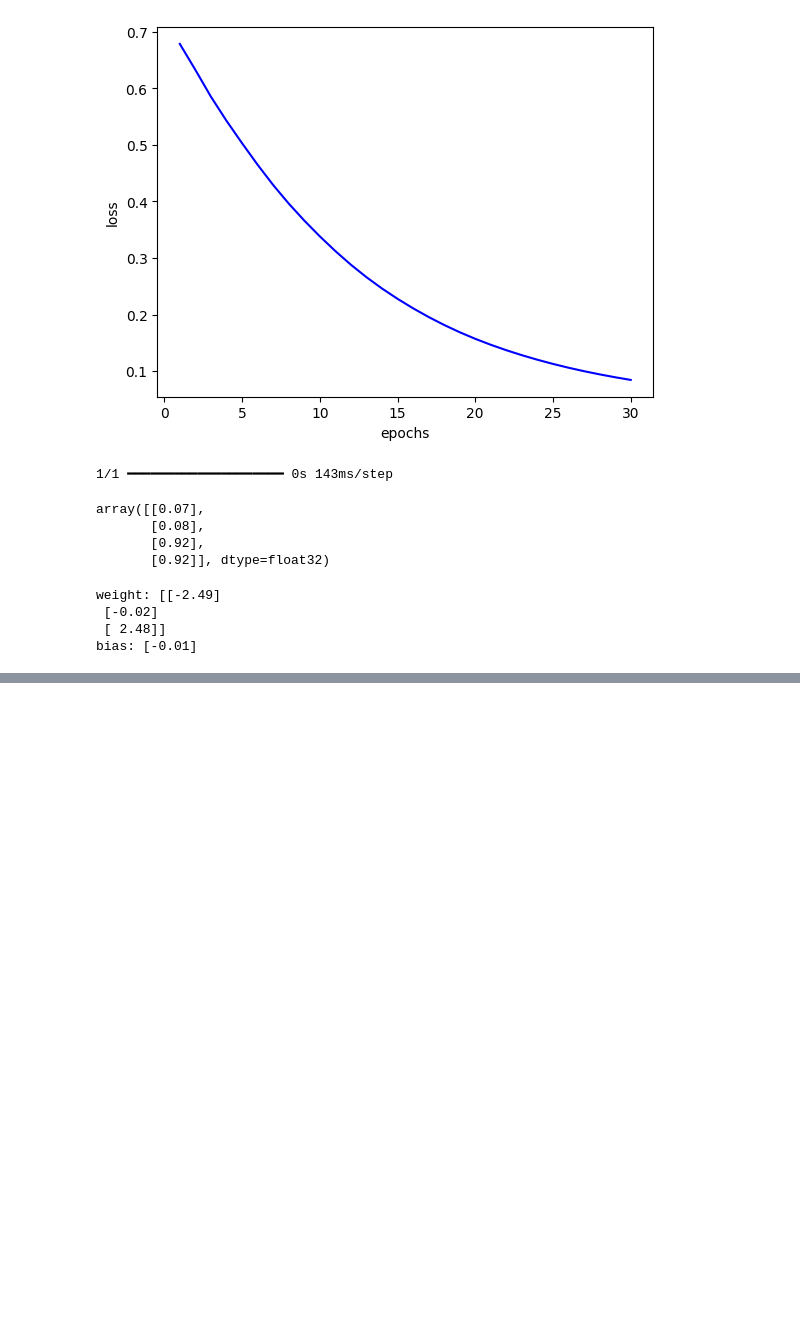
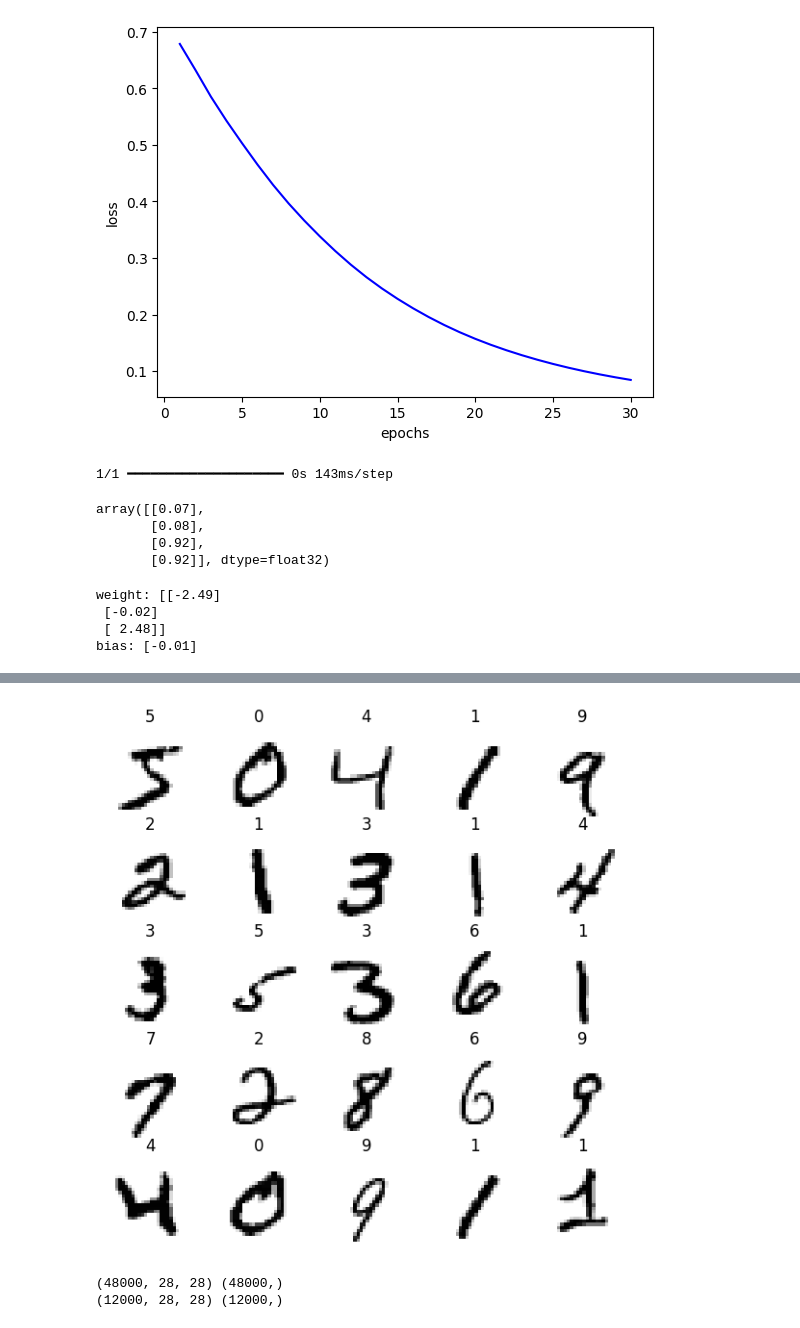
Before and after one commit to won-hj/deep-learning, a Jupyter notebook: 신경망을_활용한_딥러닝_실습.ipynb, the cells around one changed output, grey strips where cells are left out. Saved outputs shown, nothing was run; the diff lists cells and outputs as text; code cells hidden in the pictures; blank space fills up the shorter version.

```diff
--- a/신경망을_활용한_딥러닝_실습.ipynb
+++ b/신경망을_활용한_딥러닝_실습.ipynb
@@ -792,0 +887,5 @@ bias: [-0.01]
+# %%
+for i in range(28):
+  for j in range(28):
+    print(f'{x_train[0][i, j]:4d}', end='')
+  print()
@@ -792,0 +910,25 @@ bias: [-0.01]
+# %%
+plt.figure(figsize=(7,7))
+
+for i in range(25):
+  plt.subplot(5, 5, i+1)
+  plt.imshow(x_train[i], cmap='gray_r') #그레이 레벨 반전
+  plt.title(y_train[i])
+  plt.axis('off')
+
+plt.show()
+# %% [output]
+[figure, added]
+# %%
+#데이터 분할
+x_train, x_valid, y_train, y_valid = train_test_split(
+    x_train, y_train,
+    test_size=0.2,
+    random_state=77
+)
+
+print(x_train.shape, y_train.shape)   # 학습 데이터 shape 확인
+print(x_valid.shape, y_valid.shape)   # 검증 데이터 shape 확인
+# %% [output]
+(48000, 28, 28) (48000,)
+(12000, 28, 28) (12000,)
```
Also changed, not shown: parts of 48 cells of this notebook.
